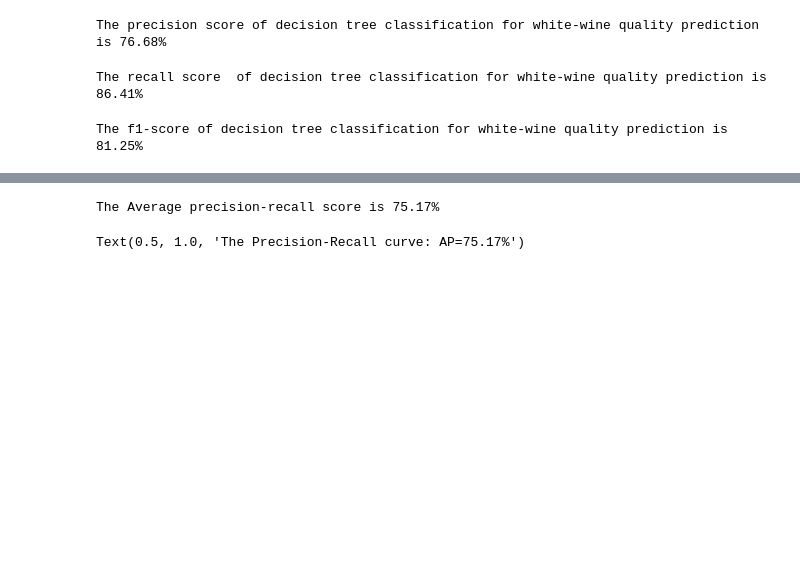
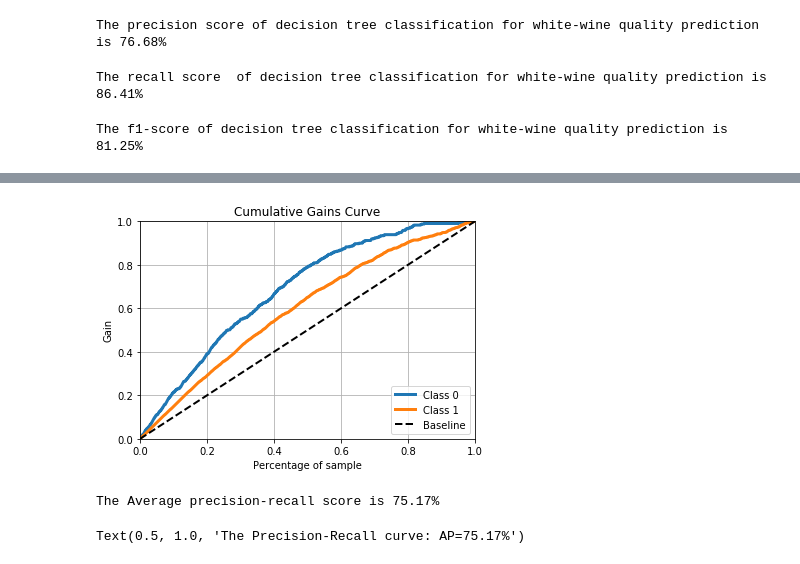
Before and after one commit to varshavamanmurthy/Wine_Quality_Prediction, a Jupyter notebook: Wine_Quality_DecisionTree.ipynb, the cells around one changed output, grey strips where cells are left out. Cells and saved outputs as stored; diff of their text form; code cells hidden in the pictures; blank space fills up the shorter version.

```diff
--- a/Wine_Quality_DecisionTree.ipynb
+++ b/Wine_Quality_DecisionTree.ipynb
@@ -482,3 +478,9 @@ plt.show()
+# %%
+# Plot the Cumulative Gains curve curve.
+skplt.metrics.plot_cumulative_gain(y_test, prob)
+plt.show()
+# %% [output]
+[figure, added]
 # %%
 # Plot the precision-recall curve.
 from sklearn.metrics import average_precision_score
```
Also changed, not shown: parts of 37 cells of this notebook.
